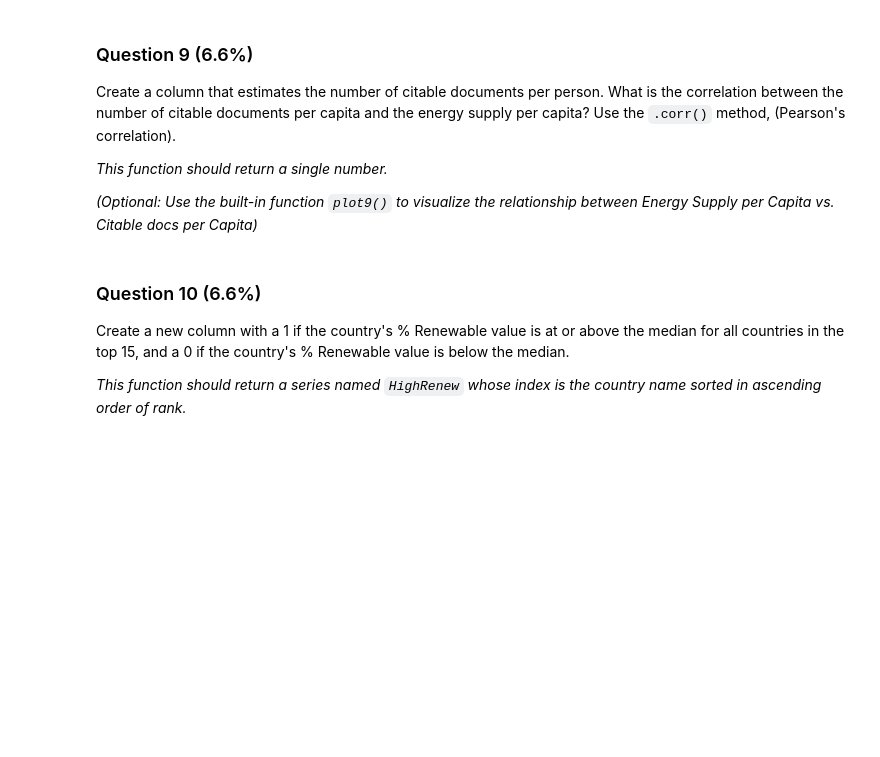
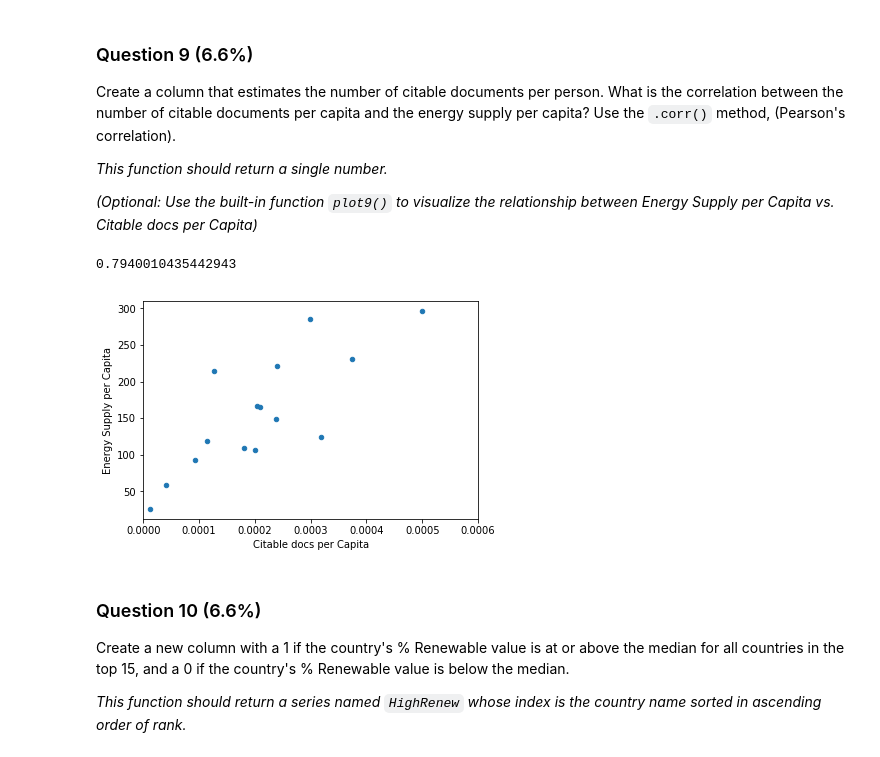
Before and after one commit to AmanLP7/Introduction-to-Data-Science-in-Python, a Jupyter notebook: Week3/Assignment 3.ipynb, the cells around one changed output. Cells and saved outputs as stored; diff of their text form; code cells hidden in the pictures; blank space fills up the shorter version.

```diff
--- a/Week3/Assignment 3.ipynb
+++ b/Week3/Assignment 3.ipynb
@@ -305,3 +285,13 @@ def answer_nine():
+# %%
+def answer_nine():
+    Top15 = answer_one()
+    Top15['PopEst'] = Top15['Energy Supply'] / Top15['Energy Supply per Capita']
+    Top15['Citable docs per Capita'] = Top15['Citable documents'] / Top15['PopEst']
+    return Top15[['Energy Supply per Capita', 'Citable docs per Capita']].corr().loc['Energy Supply per Capita', 'Citable docs per Capita']
+
+answer_nine()
+# %% [output]
+0.7940010435442943
 # %%
 def plot9():
     import matplotlib as plt
@@ -312,7 +302,9 @@ def plot9():
     Top15['Citable docs per Capita'] = Top15['Citable documents'] / Top15['PopEst']
     Top15.plot(x='Citable docs per Capita', y='Energy Supply per Capita', kind='scatter', xlim=[0, 0.0006])
 # %%
-#plot9() # Be sure to comment out plot9() before submitting the assignment!
+plot9() # Be sure to comment out plot9() before submitting the assignment!
+# %% [output]
+[figure, added]
 # %% [markdown]
 ### Question 10 (6.6%)
 Create a new column with a 1 if the country's % Renewable value is at or above the median for all countries in the top 15, and a 0 if the country's % Renewable value is below the median.
```
Also changed, not shown: parts of 6 cells of this notebook.
